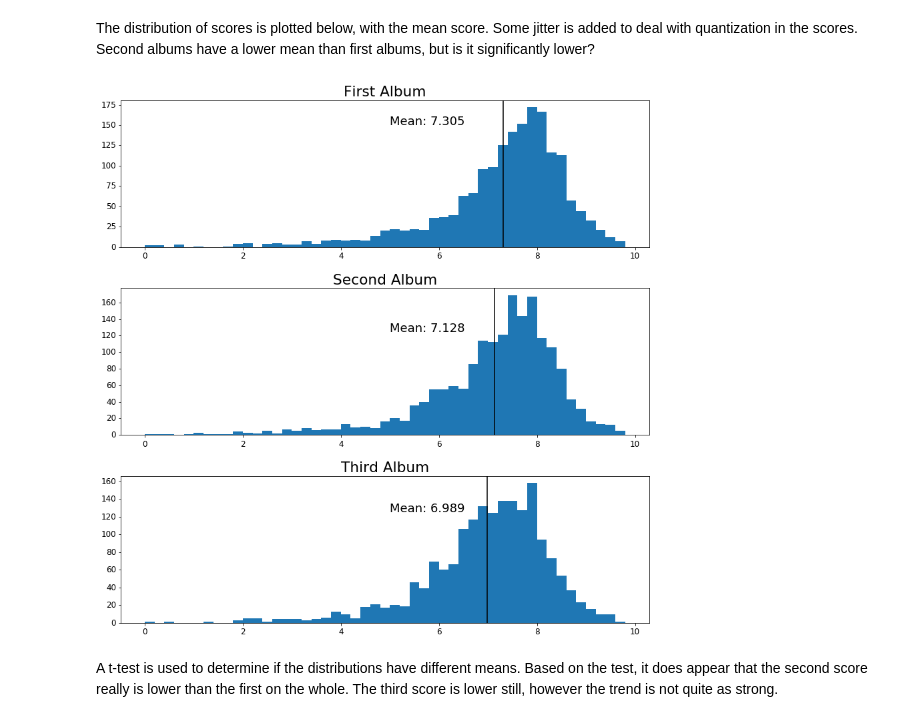
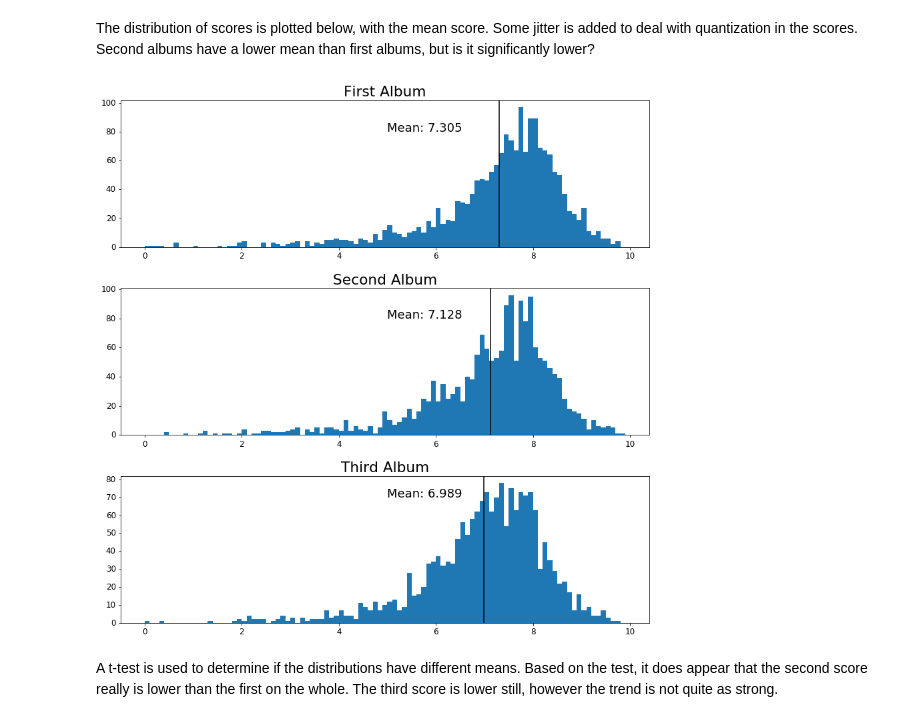
Before and after one commit to tinsmancb/pitchfork-reviews, a Jupyter notebook: Pitchfork Review Data Analysis.ipynb, the cells around one changed output. Drawn from its saved outputs; the diff is of its cells as text; code cells hidden in the pictures.

```diff
--- a/Pitchfork Review Data Analysis.ipynb
+++ b/Pitchfork Review Data Analysis.ipynb
@@ -376,33 +446,33 @@ scores_df = pd.DataFrame({
 # %% [markdown]
 The distribution of scores is plotted below, with the mean score. Some jitter is added to deal with quantization in the scores. Second albums have a lower mean than first albums, but is it significantly lower?
 # %%
-jitter = (np.random.rand(*scores_df.first_album.shape)-.5)/100
+jitter = (np.random.rand(*scores_df.first_album.shape)-.5)/50
 
 fig, axs = plt.subplots(3, 1, figsize=(12, 12))
 
-bins = np.arange(0, 10, 0.2)
+bins = np.arange(0, 10, 0.1)
 axs[0].hist(scores_df['first_album']+jitter, bins=bins)
 first_mean = scores_df['first_album'].mean()
 axs[0].axvline(first_mean, c='k')
 axs[0].set_title('First Album')
-axs[0].annotate('Mean: {:.3f}'.format(first_mean), (5.0, 150))
+axs[0].annotate('Mean: {:.3f}'.format(first_mean), (5.0, 80))
 
 axs[1].hist(scores_df['second_album']+jitter, bins=bins)
 second_mean = scores_df['second_album'].mean()
 axs[1].axvline(scores_df['second_album'].mean(), c='k')
 axs[1].set_title('Second Album')
-axs[1].annotate('Mean: {:.3f}'.format(second_mean), (5.0, 125))
+axs[1].annotate('Mean: {:.3f}'.format(second_mean), (5.0, 80))
 
 axs[2].hist(scores_df['third_album']+jitter, bins=bins)
 third_mean = scores_df['third_album'].mean()
 axs[2].axvline(scores_df['third_album'].mean(), c='k')
 axs[2].set_title('Third Album')
-axs[2].annotate('Mean: {:.3f}'.format(third_mean), (5.0, 125))
+axs[2].annotate('Mean: {:.3f}'.format(third_mean), (5.0, 70))
 
 plt.tight_layout()
 plt.savefig('score_dist.pdf')
 # %% [output]
-[figure, old version]
+[figure, new version]
 # %% [markdown]
 A t-test is used to determine if the distributions have different means. Based on the test, it does appear that the second score really is lower than the first on the whole. The third score is lower still, however the trend is not quite as strong.
 # %%
```
Also changed, not shown: parts of 12 cells of this notebook, 7 other files.
